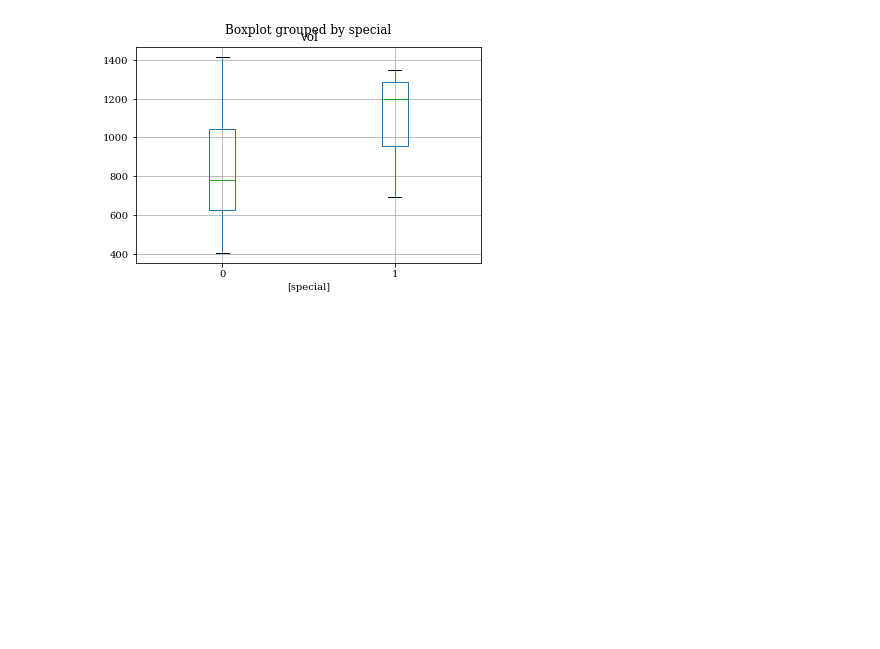
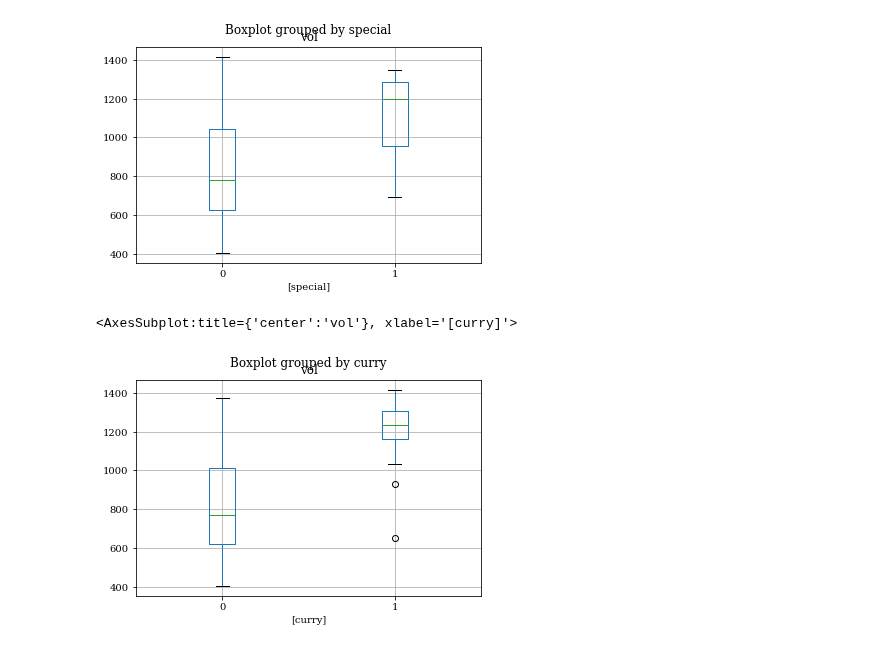
Before and after one commit to mochi2000/python, a Jupyter notebook: tutorial/task3/Untitled.ipynb, the cells around one changed output. Saved outputs shown, nothing was run; the diff lists cells and outputs as text; code cells hidden in the pictures; blank space fills up the shorter version.

```diff
--- a/tutorial/task3/Untitled.ipynb
+++ b/tutorial/task3/Untitled.ipynb
@@ -144,4 +144,7 @@ train[['vol','special']].boxplot(by='special')
 <AxesSubplot:title={'center':'vol'}, xlabel='[special]'>
 [figure]
 # %%
-train[['vol','']].boxplot(by='special')
+train[['vol','curry']].boxplot(by='curry')
+# %% [output]
+<AxesSubplot:title={'center':'vol'}, xlabel='[curry]'>
+[figure, added]
```
